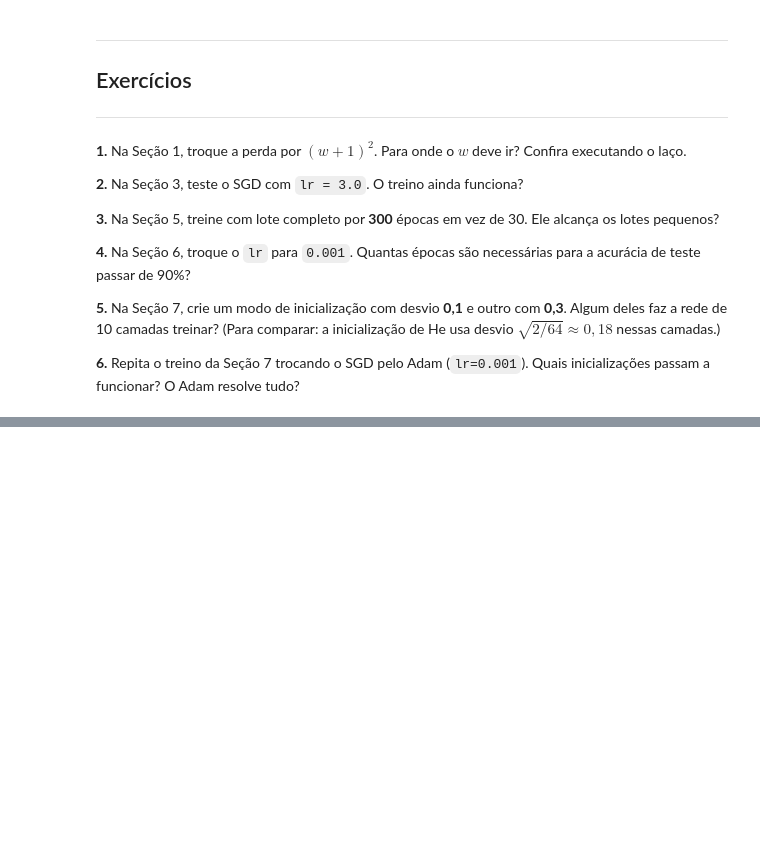
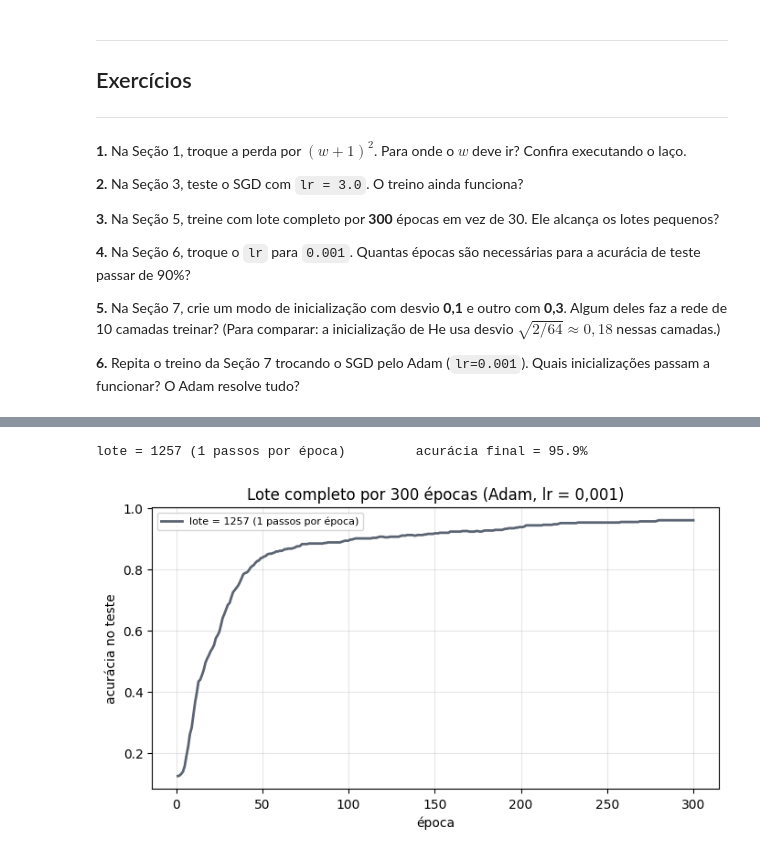
Before and after one commit to eliezermiranda/UFF_Deep_Learning, a Jupyter notebook: 05_Eliezer_Miranda.ipynb, the cells around one changed output, grey strips where cells are left out. Drawn from its saved outputs; the diff is of its cells as text; code cells hidden in the pictures; blank space fills up the shorter version.

```diff
--- a/05_Eliezer_Miranda.ipynb
+++ b/05_Eliezer_Miranda.ipynb
@@ -551,0 +647,16 @@ Para redes **muito** profundas (dezenas ou centenas de camadas), a inicializaç
+# %%
+plt.figure(figsize=(8, 4))
+for tamanho, cor in zip([len(X_treino)], [CINZA]):          # só o lote completo
+    torch.manual_seed(42)
+    rede = criar_rede()
+    acuracias = treinar_em_lotes(rede, tamanho, epocas=300)  # 300 épocas em vez de 30
+    n_passos = len(DataLoader(dados_treino, batch_size=tamanho))
+    rotulo = f"lote = {tamanho} ({n_passos} passos por época)"
+    plt.plot(range(1, 301), acuracias, color=cor, linewidth=2, label=rotulo)
+    print(f"{rotulo:<40} acurácia final = {acuracias[-1]:.1%}")
+
+plt.xlabel("época"); plt.ylabel("acurácia no teste"); plt.title("Lote completo por 300 épocas (Adam, lr = 0,001)")
+plt.legend(fontsize=8); plt.grid(alpha=0.3); plt.show()
+# %% [output]
+lote = 1257 (1 passos por época)         acurácia final = 95.9%
+[figure, added]
```
Also changed, not shown: parts of 21 cells of this notebook.
